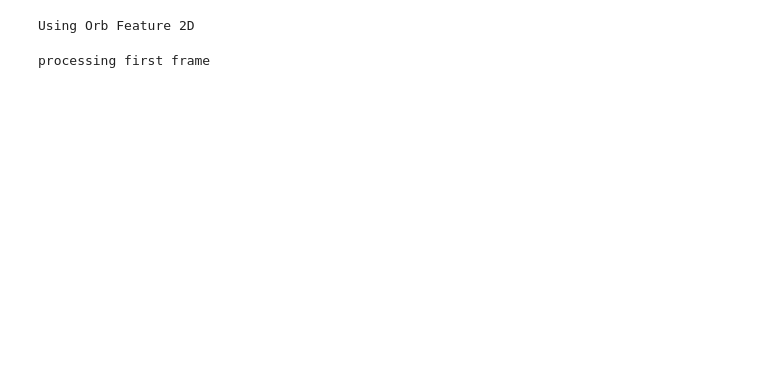
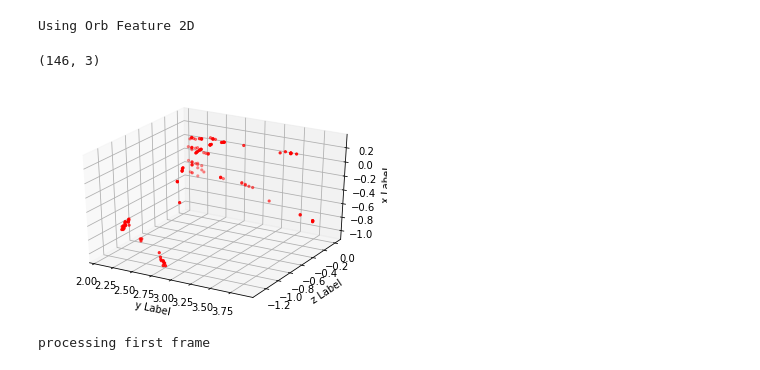
Before and after one commit to ShafeekSaleem/RobotLocalization, a Jupyter notebook: src/_main_.ipynb, the cells around one changed output. Cells and saved outputs as stored; diff of their text form; code cells hidden in the pictures; blank space fills up the shorter version.

Commit message:
updated unproject 3d points function

```diff
--- a/src/_main_.ipynb
+++ b/src/_main_.ipynb
@@ -17,8 +17,9 @@ import time
 # %%
 MinNumFeatureDefault = Parameters.MinNumFeatureDefault
 RatioTest = Parameters.FeatureMatchRatioTest
-t = np.load("100/0/translations.npy")
-r = np.load("100/0/rotations.npy")
+t = np.load("102/0/translations.npy")
+r = np.load("102/0/rotationsM.npy")
+z = np.load("102/0/depth.npy")
 
 width  = 640
 height = 480
@@ -39,0 +44,14 @@ Using Orb Feature 2D
+# %%
+imgn = np.array(cam.unproject_points_z(uv, z[1]))
+# %%
+imgn.shape
+# %% [output]
+(146, 3)
+# %%
+x=[]
+y=[]
+z=[]
+for a in imgn:
+    x.append(a[0])
+    y.append(a[1])
+    z.append(a[2])
@@ -39,0 +61,13 @@ Using Orb Feature 2D
+# %%
+fig = plt.figure()
+ax = fig.add_subplot(111, projection='3d')
+
+ax.scatter(z, x, y, c='r', marker='.')
+
+ax.set_xlabel('y Label')
+ax.set_ylabel('z Label')
+ax.set_zlabel('x Label')
+
+plt.show()
+# %% [output]
+[figure, added]
```
Also changed, not shown: parts of 31 cells of this notebook, 2 other files.
